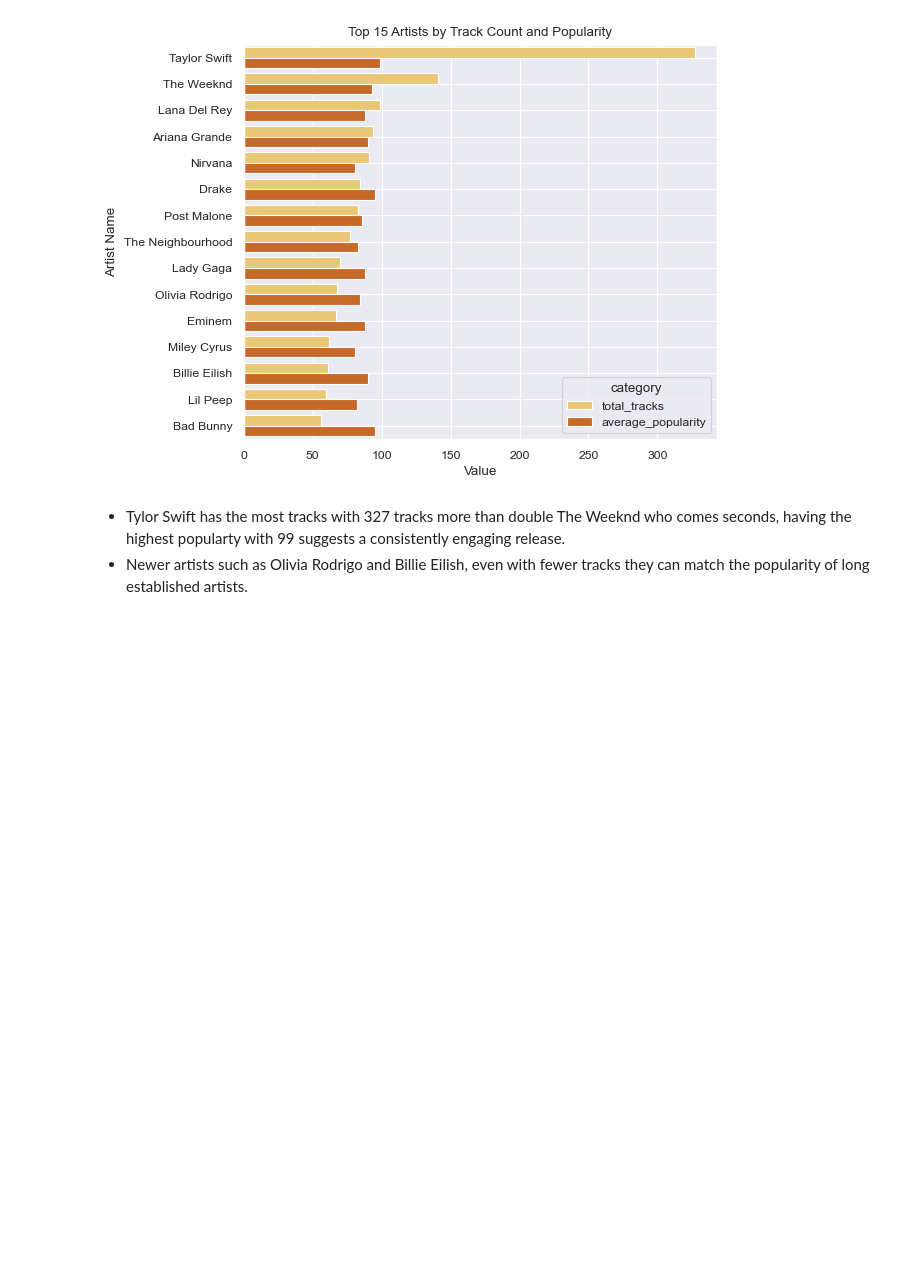
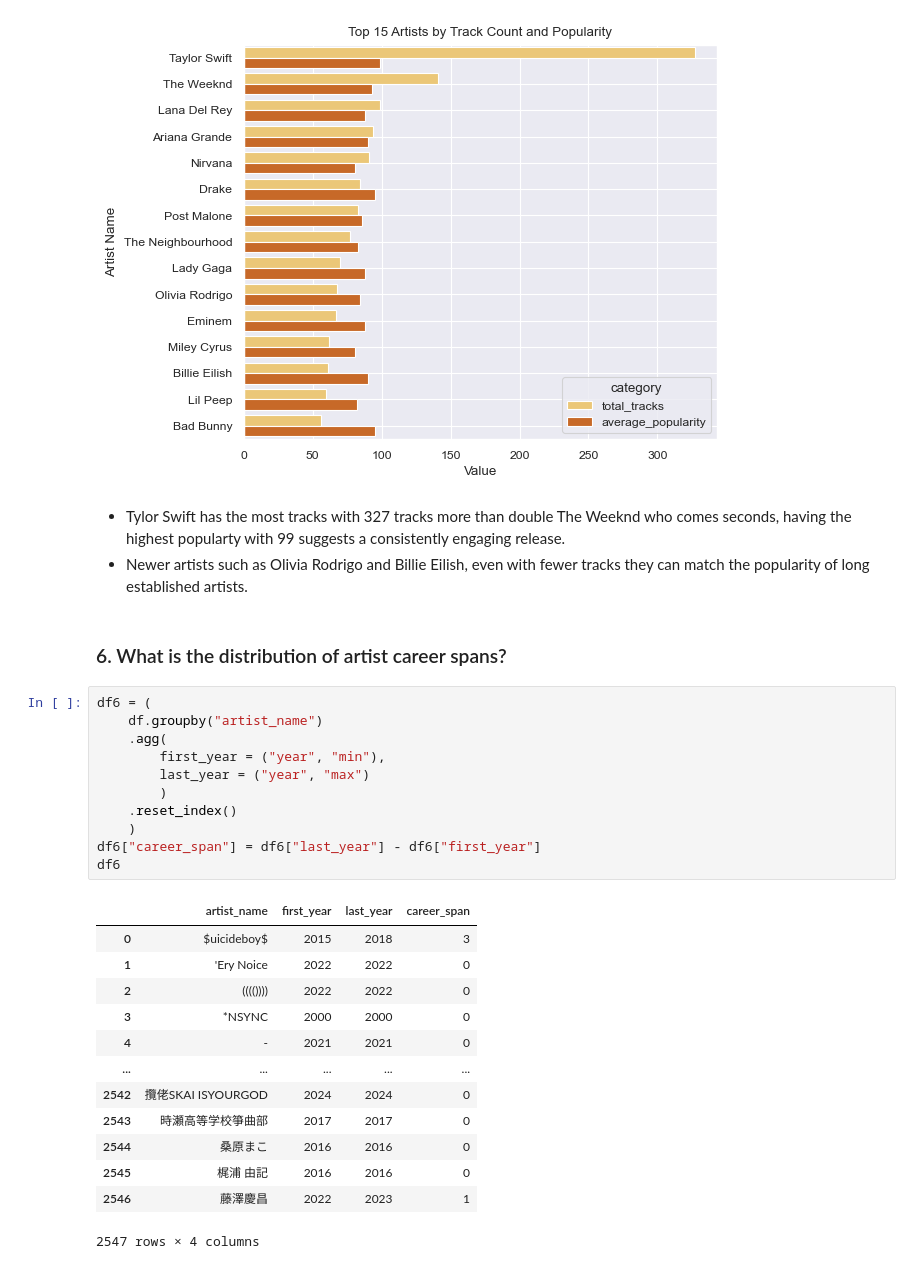
Before and after one commit to mo-chabane-tech/Data-Notebooks-And-Dashboards, a Jupyter notebook: Spotify Global Music/Notebook.ipynb, the cells around one changed output. Drawn from its saved outputs; the diff is of its cells as text; blank space fills up the shorter version.

```diff
--- a/Spotify Global Music/Notebook.ipynb
+++ b/Spotify Global Music/Notebook.ipynb
@@ -467,3 +467,30 @@ plt.show()
 # %% [markdown]
 - Tylor Swift has the most tracks with 327 tracks more than double The Weeknd who comes seconds, having the highest popularty with 99 suggests a consistently engaging release.
 - Newer artists such as Olivia Rodrigo and Billie Eilish, even with fewer tracks they can match the popularity of long established artists.
+# %% [markdown]
+### 6. What is the distribution of artist career spans?
+# %%
+df6 = (
+    df.groupby("artist_name")
+    .agg(
+        first_year = ("year", "min"),
+        last_year = ("year", "max")
+        )
+    .reset_index()
+    )
+df6["career_span"] = df6["last_year"] - df6["first_year"]
+df6
+# %% [output]
+|  | artist_name | first_year | last_year | career_span |
+| 0 | $uicideboy$ | 2015 | 2018 | 3 |
+| 1 | 'Ery Noice | 2022 | 2022 | 0 |
+| 2 | (((()))) | 2022 | 2022 | 0 |
+| 3 | *NSYNC | 2000 | 2000 | 0 |
+| 4 | - | 2021 | 2021 | 0 |
+| ... | ... | ... | ... | ... |
+| 2542 | 攬佬SKAI ISYOURGOD | 2024 | 2024 | 0 |
+| 2543 | 時瀬高等学校箏曲部 | 2017 | 2017 | 0 |
+| 2544 | 桑原まこ | 2016 | 2016 | 0 |
+| 2545 | 梶浦 由記 | 2016 | 2016 | 0 |
+| 2546 | 藤澤慶昌 | 2022 | 2023 | 1 |
+2547 rows × 4 columns
```
Also changed, not shown: parts of 5 cells of this notebook.
